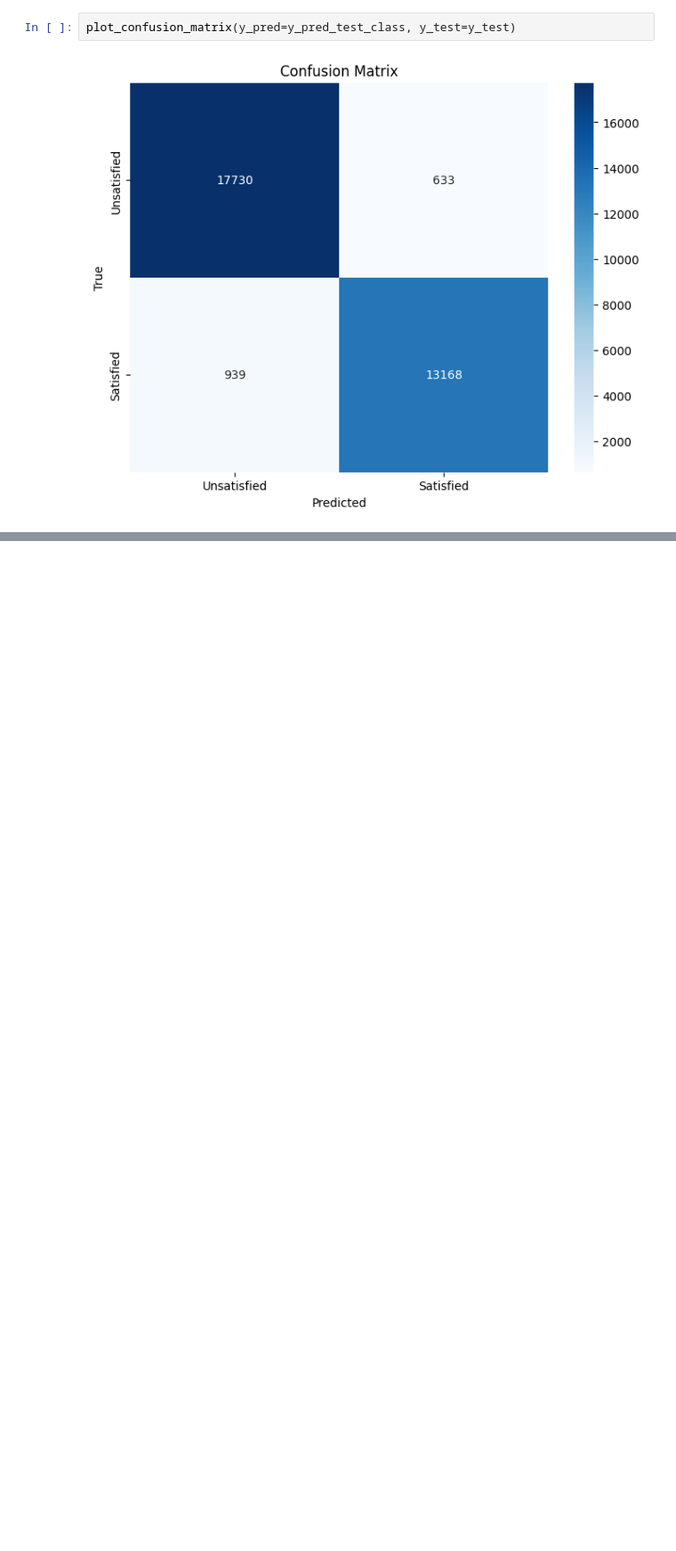
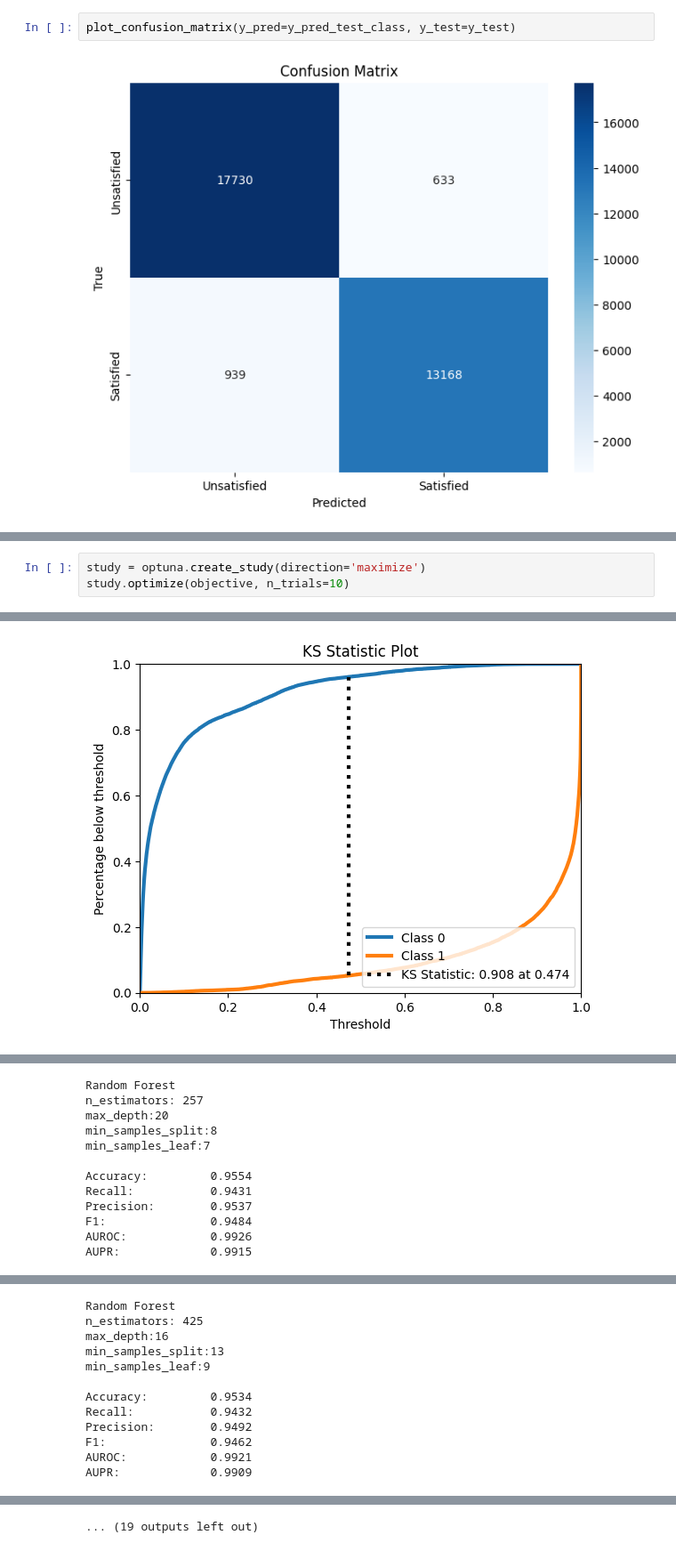
Before and after one commit to GuilhermeMaciel75/RN-Airline-Passenger-Satisfaction, a Jupyter notebook: src/random_forest.ipynb, the cells around one changed output, grey strips where cells are left out. Shown: that part at 89% size. Cells and saved outputs as stored; diff of their text form; blank space fills up the shorter version.

Commit message:
feat: add optune in random forest

```diff
--- a/src/random_forest.ipynb
+++ b/src/random_forest.ipynb
@@ -198,0 +254,4 @@ plot_confusion_matrix(y_pred=y_pred_test_class, y_test=y_test)
+# %%
+study = optuna.create_study(direction='maximize')
+study.optimize(objective, n_trials=10)
+# %% [output]
@@ -198,0 +259 @@ plot_confusion_matrix(y_pred=y_pred_test_class, y_test=y_test)
+[figure, added]
@@ -198,0 +261,12 @@ plot_confusion_matrix(y_pred=y_pred_test_class, y_test=y_test)
+Random Forest
+n_estimators: 257
+max_depth:20
+min_samples_split:8
+min_samples_leaf:7
+
+Accuracy:         0.9554
+Recall:           0.9431
+Precision:        0.9537
+F1:               0.9484
+AUROC:            0.9926
+AUPR:             0.9915
@@ -198,0 +275,12 @@ plot_confusion_matrix(y_pred=y_pred_test_class, y_test=y_test)
+Random Forest
+n_estimators: 425
+max_depth:16
+min_samples_split:13
+min_samples_leaf:9
+
+Accuracy:         0.9534
+Recall:           0.9432
+Precision:        0.9492
+F1:               0.9462
+AUROC:            0.9921
+AUPR:             0.9909
@@ -198,0 +303 @@ plot_confusion_matrix(y_pred=y_pred_test_class, y_test=y_test)
+... (19 outputs left out)
```
Also changed, not shown: parts of 9 cells of this notebook, 1 other file.
